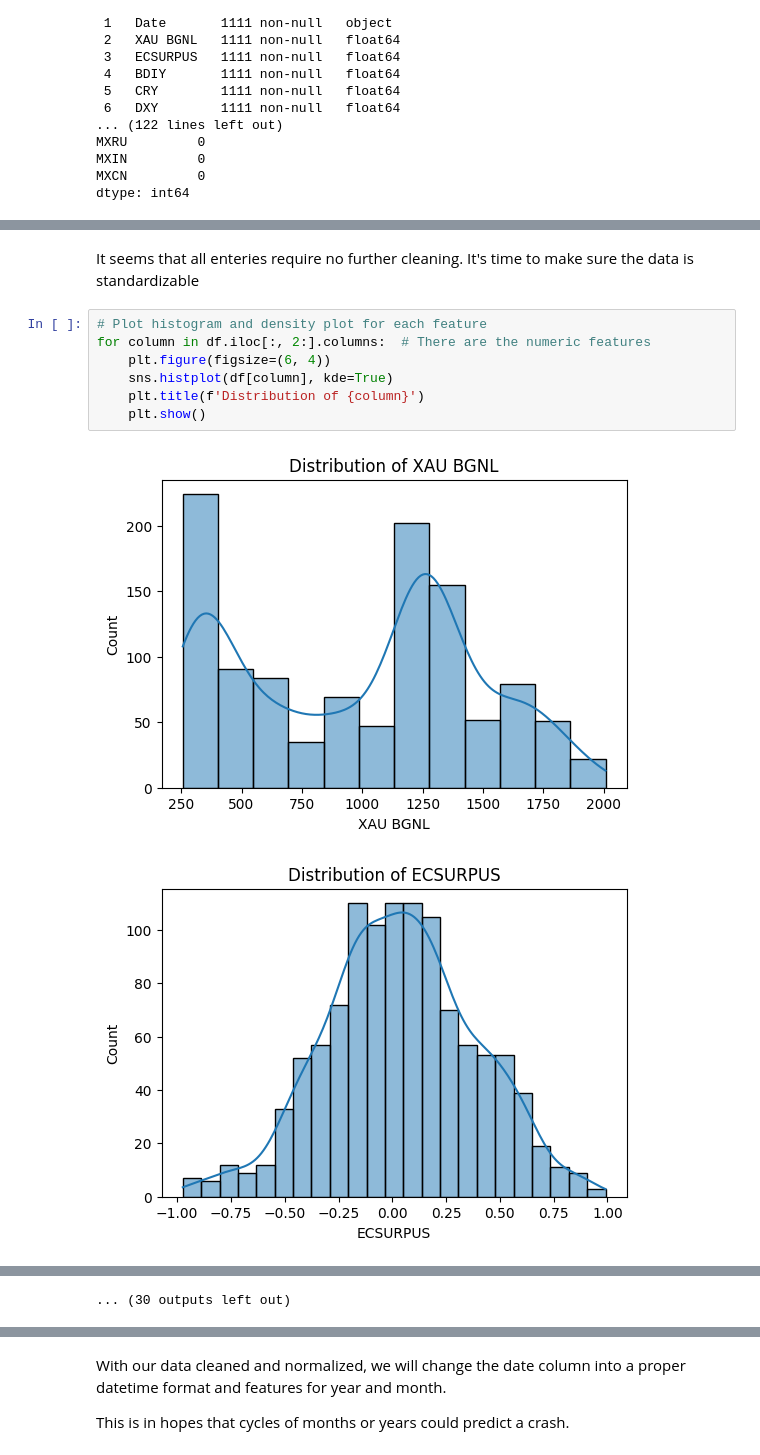
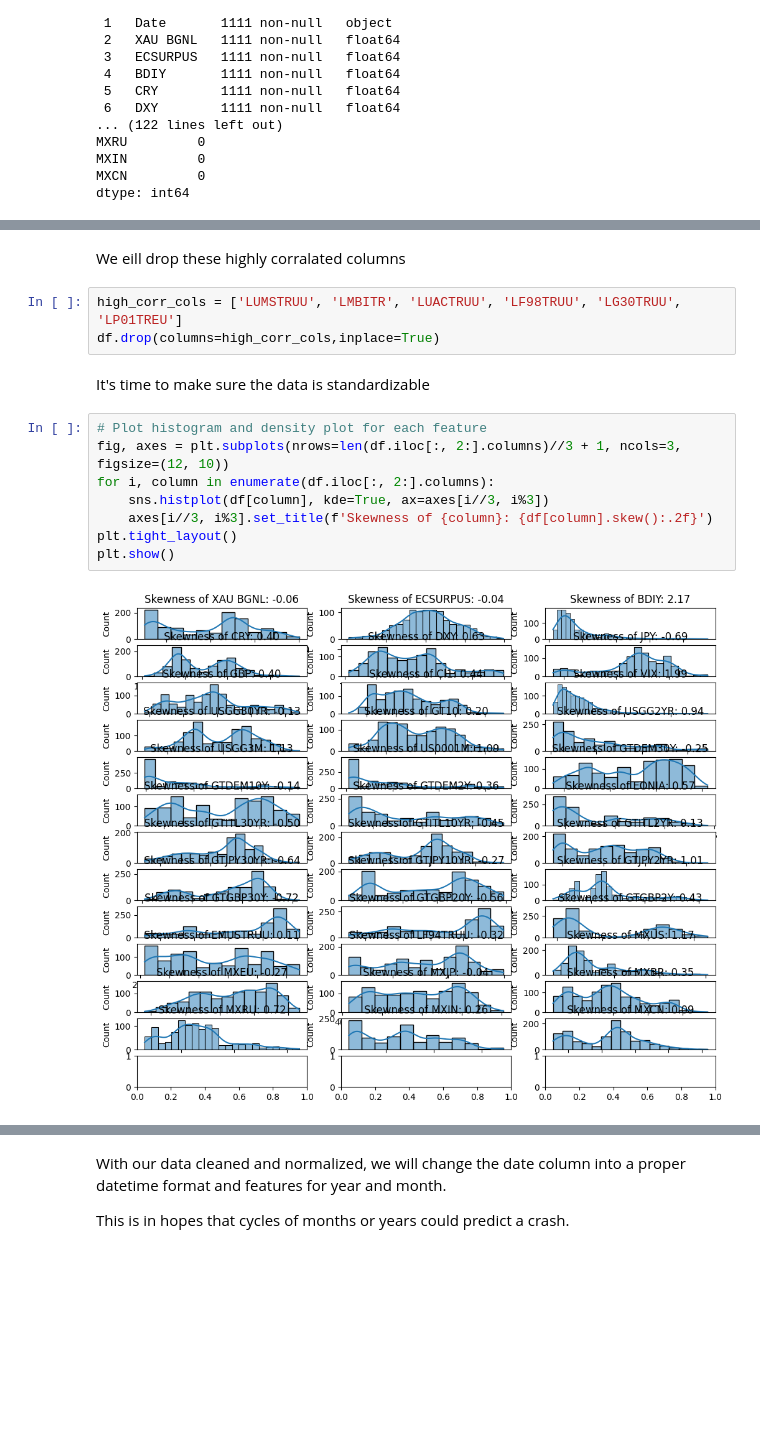
Before and after one commit to Adhijaan/market-anom-detection, a Jupyter notebook: PreprocessLabeled.ipynb, the cells around one changed output, grey strips where cells are left out. Cells and saved outputs as stored; diff of their text form; blank space fills up the shorter version.

```diff
--- a/PreprocessLabeled.ipynb
+++ b/PreprocessLabeled.ipynb
@@ -42,12 +52,17 @@ dtype: int64
+# %% [markdown]
+We eill drop these highly corralated columns
+# %%
+high_corr_cols = ['LUMSTRUU', 'LMBITR', 'LUACTRUU', 'LF98TRUU', 'LG30TRUU', 'LP01TREU']
+df.drop(columns=high_corr_cols,inplace=True)
 # %% [markdown]
-It seems that all enteries require no further cleaning. It's time to make sure the data is standardizable
+It's time to make sure the data is standardizable
 # %%
 # Plot histogram and density plot for each feature
-for column in df.iloc[:, 2:].columns:  # There are the numeric features
-    plt.figure(figsize=(6, 4))
-    sns.histplot(df[column], kde=True)
-    plt.title(f'Distribution of {column}')
-    plt.show()
+fig, axes = plt.subplots(nrows=len(df.iloc[:, 2:].columns)//3 + 1, ncols=3, figsize=(12, 10))
+for i, column in enumerate(df.iloc[:, 2:].columns):
+    sns.histplot(df[column], kde=True, ax=axes[i//3, i%3])
+    axes[i//3, i%3].set_title(f'Skewness of {column}: {df[column].skew():.2f}')
+plt.tight_layout()
+plt.show()
 # %% [output]
-[figure, old version]
+[figure, new version]
-[figure, removed]
@@ -64,2 +69 @@ for column in df.iloc[:, 2:].columns:  # There are the numeric features
-... (30 outputs left out)
 # %% [markdown]
```
Also changed, not shown: parts of 10 cells of this notebook, 2 other files.
